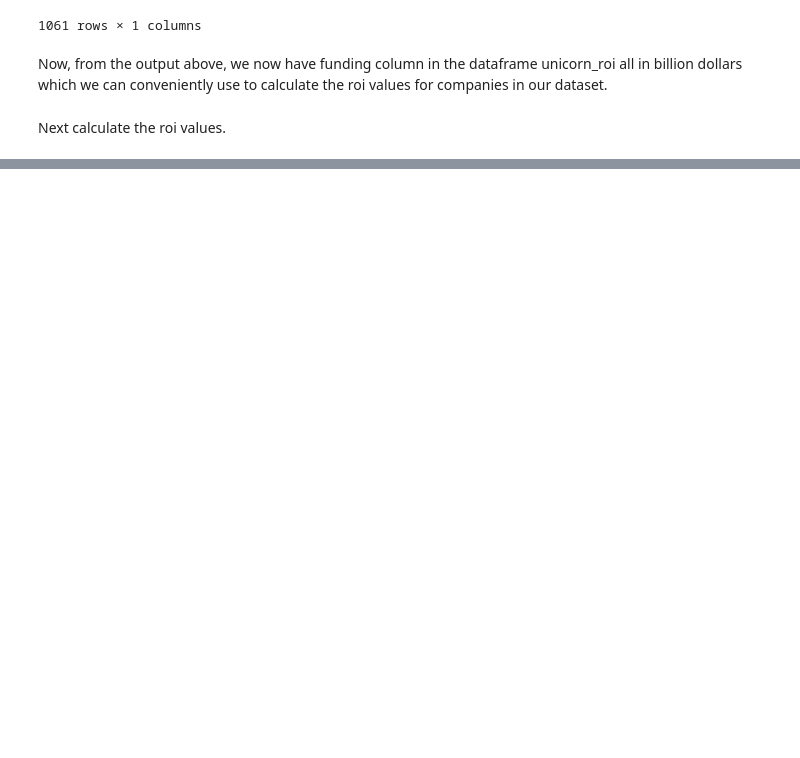
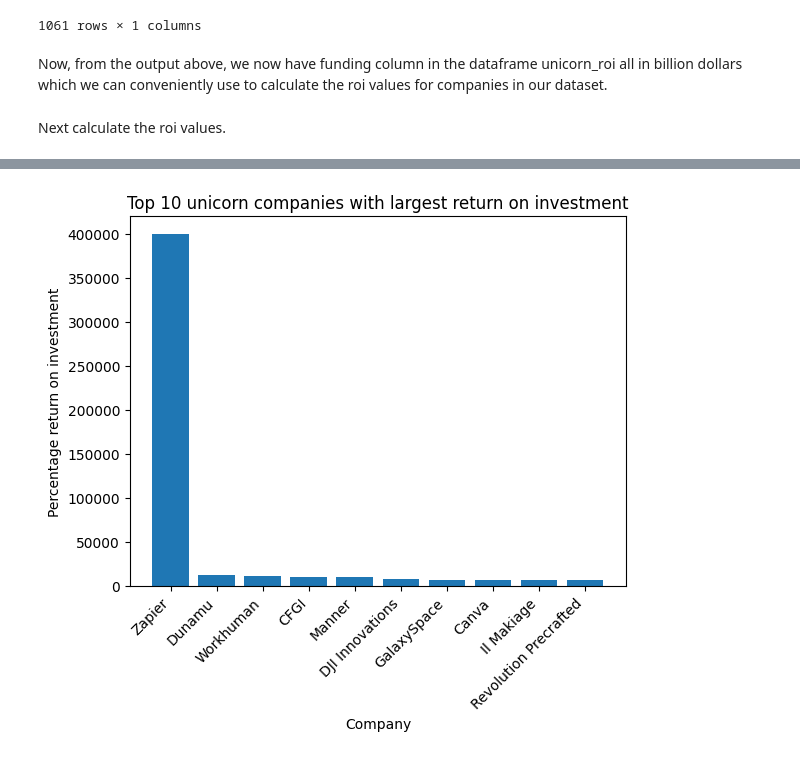
Before and after one commit to Ndong21/Data_Analysis_python_Unicorn_Companies-, a Jupyter notebook: Analysis/lab2.ipynb, the cells around one changed output, grey strips where cells are left out. Saved outputs shown, nothing was run; the diff lists cells and outputs as text; code cells hidden in the pictures; blank space fills up the shorter version.

```diff
--- a/Analysis/lab2.ipynb
+++ b/Analysis/lab2.ipynb
@@ -488,0 +543,6 @@ Next calculate the roi values.
+# %%
+# use the formula for roi and the valuation and funding(billion) columns
+# assign the results to another variable named roi
+# use the round() to round the roi to 2dp
+unicorn_roi['roi'] = round(((unicorn_roi['Valuation(billions)'] - unicorn_roi['Funding(billions)']) / unicorn_roi['Funding(billions)'])*100,2)
+unicorn_roi
@@ -488,0 +605,3 @@ Next calculate the roi values.
+# %%
+unicorn_roi = unicorn_roi.drop(index=189)
+unicorn_roi
@@ -488,0 +624,5 @@ Next calculate the roi values.
+# %%
+# display the top 10 companies with maximum ROI values
+
+top10_roi=unicorn_roi[['Company', 'roi']].sort_values(by='roi', ascending=False).head(10)
+top10_roi
@@ -488,0 +641,22 @@ Next calculate the roi values.
+# %%
+# visualize the top 10 unicorn companies on a bar
+# use the matplotlib pyplot module.
+
+plt.bar(x='Company', height='roi', data=top10_roi)
+
+# set the title
+
+plt.title('Top 10 unicorn companies with largest return on investment')
+
+# set the x and y labels
+
+plt.xlabel('Company')
+plt.ylabel('Percentage return on investment')
+# rotate the xlabels
+
+plt.xticks(rotation=45, horizontalalignment = 'right')
+
+#show the chart
+plt.show()
+# %% [output]
+[figure, added]
```
Also changed, not shown: parts of 34 cells of this notebook.
